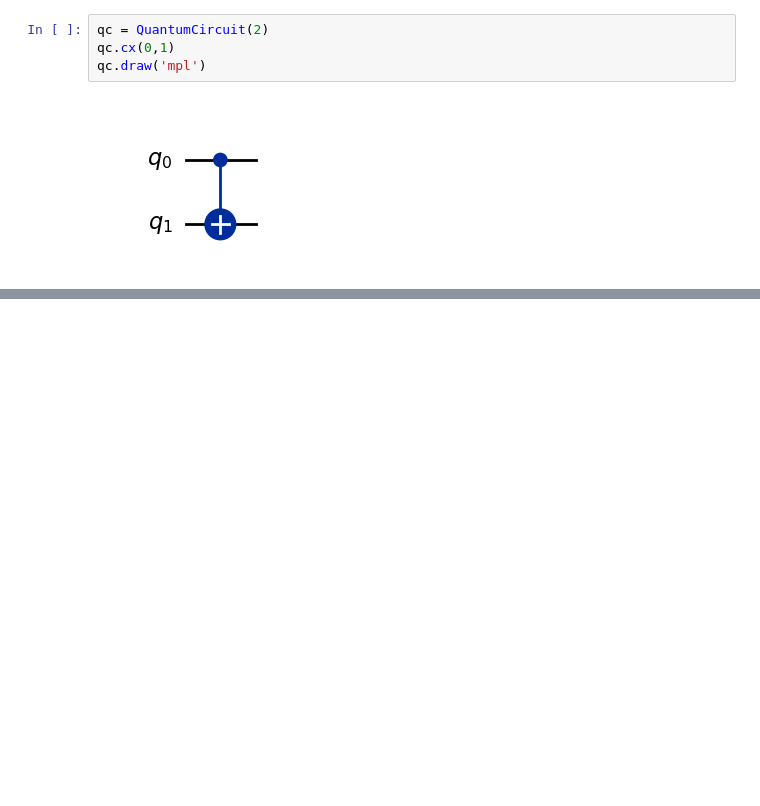
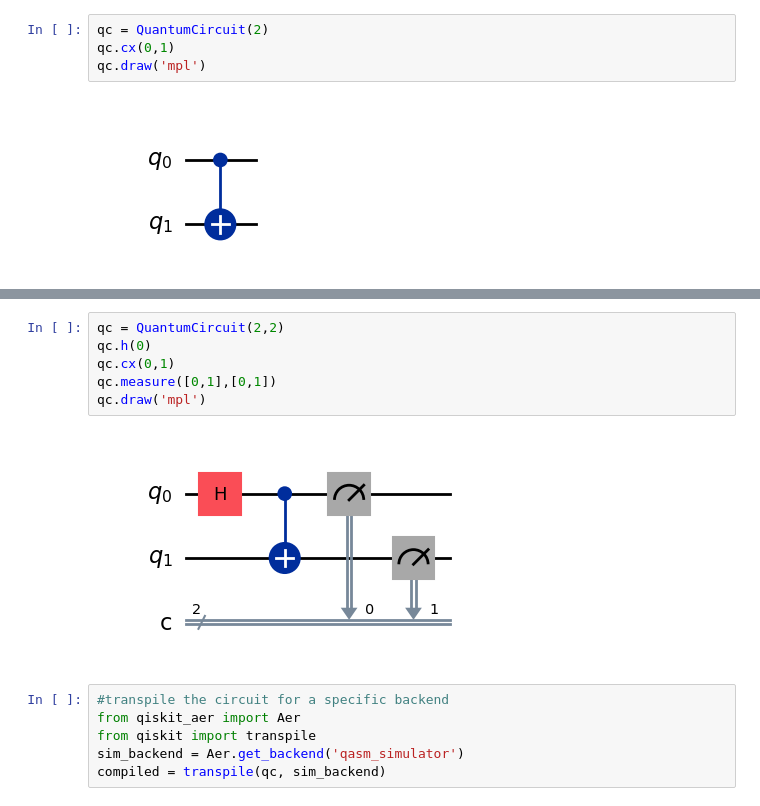
Before and after one commit to Ravindu-Pathirana/Quantum-Computing, a Jupyter notebook: Intro. Qiskit/intoduction.ipynb, the cells around one changed output, grey strips where cells are left out. Cells and saved outputs as stored; diff of their text form; blank space fills up the shorter version.

```diff
--- a/Intro. Qiskit/intoduction.ipynb
+++ b/Intro. Qiskit/intoduction.ipynb
@@ -31,0 +47,14 @@ qc.draw('mpl')
+# %%
+qc = QuantumCircuit(2,2)
+qc.h(0)
+qc.cx(0,1)
+qc.measure([0,1],[0,1])
+qc.draw('mpl')
+# %% [output]
+[figure, added]
+# %%
+#transpile the circuit for a specific backend
+from qiskit_aer import Aer
+from qiskit import transpile
+sim_backend = Aer.get_backend('qasm_simulator')
+compiled = transpile(qc, sim_backend)
```
Also changed, not shown: parts of 4 cells of this notebook.
